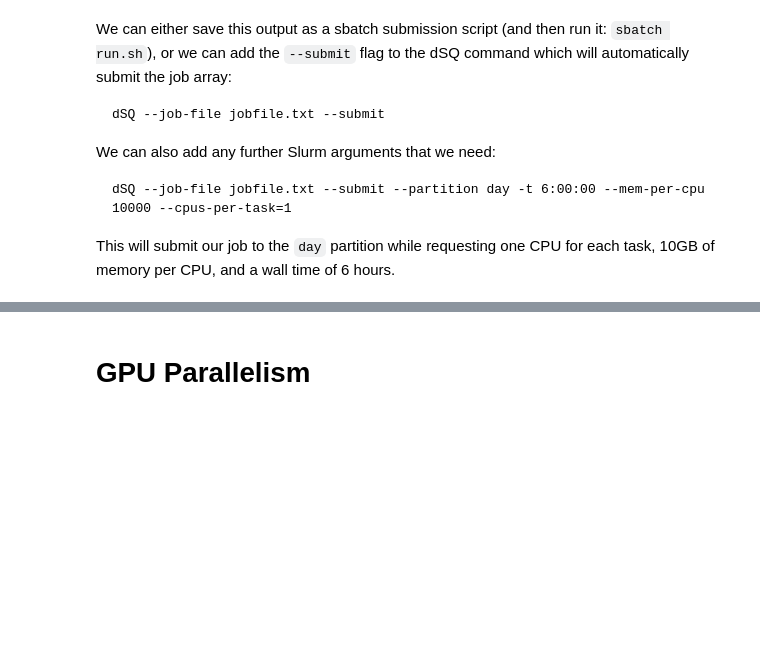
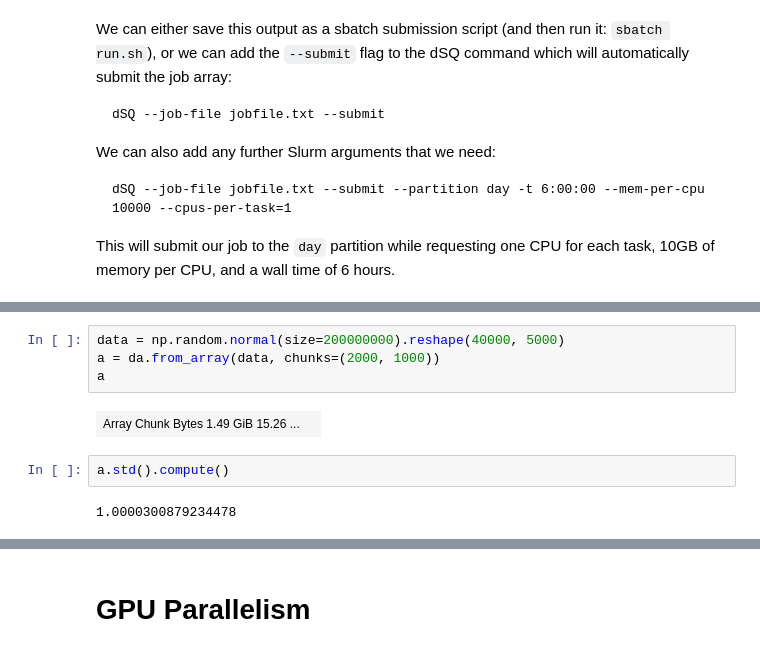
Before and after one commit to ycrc/parallel_python, a Jupyter notebook: ParallelPython.ipynb, the cells around one changed output, grey strips where cells are left out. Cells and saved outputs as stored; diff of their text form; blank space fills up the shorter version.

```diff
--- a/ParallelPython.ipynb
+++ b/ParallelPython.ipynb
@@ -651,0 +517,10 @@ Which prints: `Full Average: 10.00002060397186`
+# %%
+data = np.random.normal(size=200000000).reshape(40000, 5000)
+a = da.from_array(data, chunks=(2000, 1000))
+a
+# %% [output]
+| Array Chunk Bytes 1.49 GiB 15.26 ... |  |
+# %%
+a.std().compute()
+# %% [output]
+1.0000300879234478
```
Also changed, not shown: parts of 84 cells of this notebook, 3 other files.
